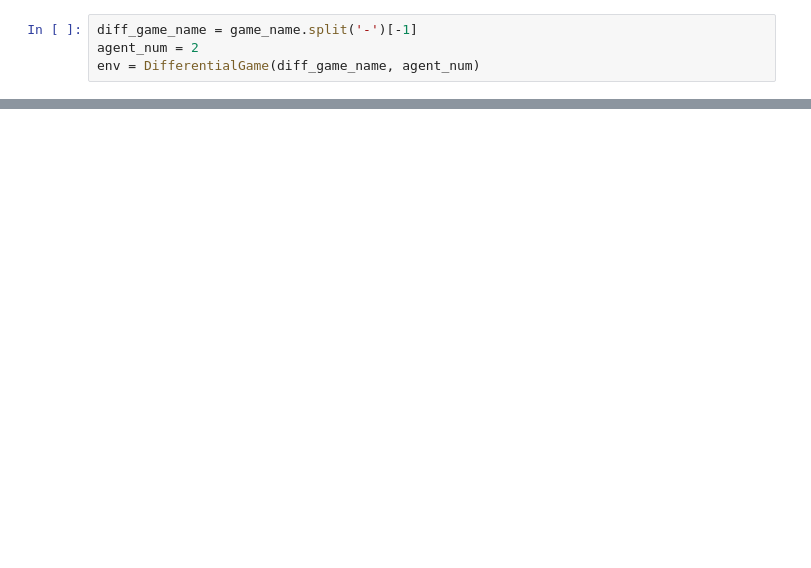
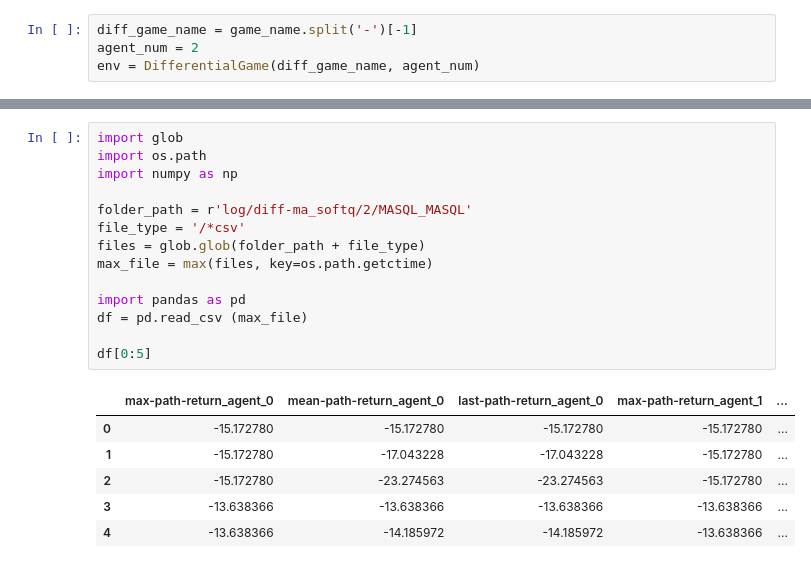
Before and after one commit to sipheleledanisa/thesis-investigations, a Jupyter notebook: code/masql.ipynb, the cells around one changed output, grey strips where cells are left out. Saved outputs shown, nothing was run; the diff lists cells and outputs as text; blank space fills up the shorter version.

```diff
--- a/code/masql.ipynb
+++ b/code/masql.ipynb
@@ -725,0 +727,21 @@ TypeError: _get_feed_dict() missing 1 required positional argument: 'annealing'
+# %%
+import glob
+import os.path
+import numpy as np
+
+folder_path = r'log/diff-ma_softq/2/MASQL_MASQL'
+file_type = '/*csv'
+files = glob.glob(folder_path + file_type)
+max_file = max(files, key=os.path.getctime)
+
+import pandas as pd
+df = pd.read_csv (max_file)
+
+df[0:5]
+# %% [output]
+|  | max-path-return_agent_0 | mean-path-return_agent_0 | last-path-return_agent_0 | max-path-return_agent_1 | ... |
+| 0 | -15.172780 | -15.172780 | -15.172780 | -15.172780 | ... |
+| 1 | -15.172780 | -17.043228 | -17.043228 | -15.172780 | ... |
+| 2 | -15.172780 | -23.274563 | -23.274563 | -15.172780 | ... |
+| 3 | -13.638366 | -13.638366 | -13.638366 | -13.638366 | ... |
+| 4 | -13.638366 | -14.185972 | -14.185972 | -13.638366 | ... |
```
Also changed, not shown: parts of 11 cells of this notebook, 59 other files.
